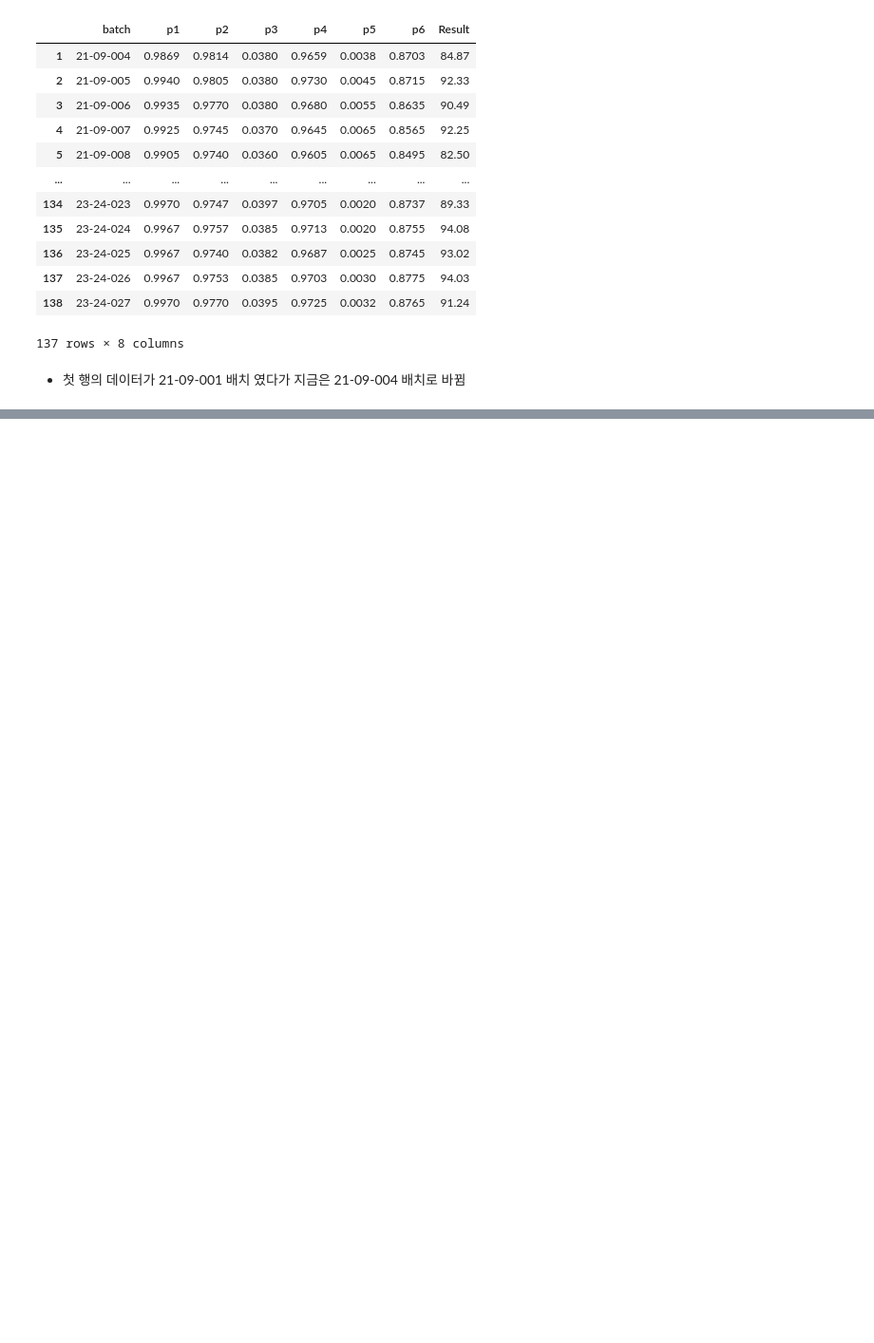
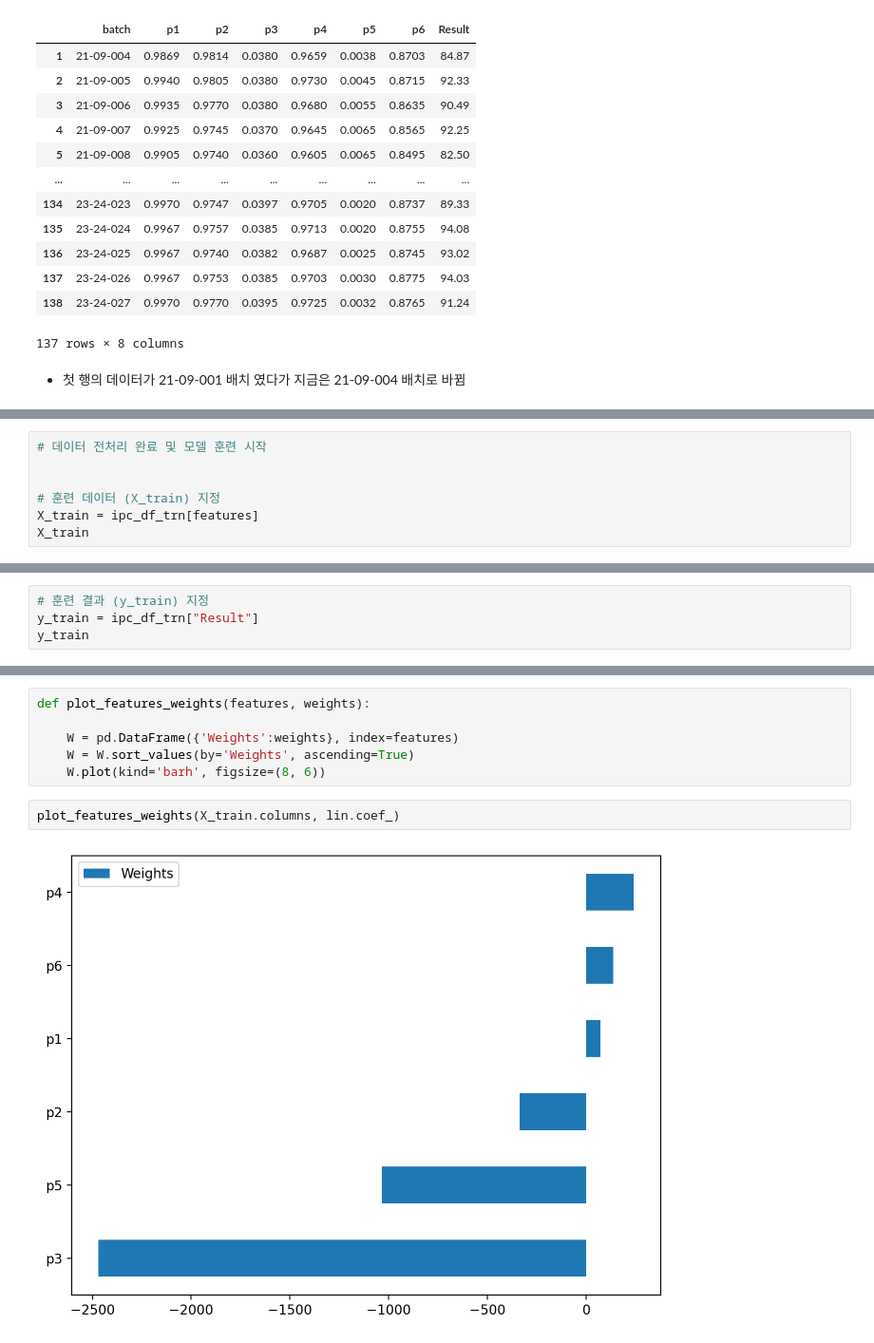
Before and after one commit to imbiotech/skbtML, a Jupyter notebook: k_pda_gmp_w_s.ipynb, the cells around one changed output, grey strips where cells are left out. Shown: that part at 95% size. Cells and saved outputs as stored; diff of their text form; blank space fills up the shorter version.

```diff
--- a/k_pda_gmp_w_s.ipynb
+++ b/k_pda_gmp_w_s.ipynb
@@ -543,0 +581,7 @@ dtype: float64
+# %%
+# 데이터 전처리 완료 및 모델 훈련 시작
+
+
+# 훈련 데이터 (X_train) 지정
+X_train = ipc_df_trn[features]
+X_train
@@ -543,0 +602,4 @@ dtype: float64
+# %%
+# 훈련 결과 (y_train) 지정
+y_train = ipc_df_trn["Result"]
+y_train
@@ -543,0 +685,10 @@ dtype: float64
+# %%
+def plot_features_weights(features, weights):
+
+    W = pd.DataFrame({'Weights':weights}, index=features)
+    W = W.sort_values(by='Weights', ascending=True)
+    W.plot(kind='barh', figsize=(8, 6))
+# %%
+plot_features_weights(X_train.columns, lin.coef_)
+# %% [output]
+[figure, added]
```
Also changed, not shown: parts of 15 cells of this notebook.
